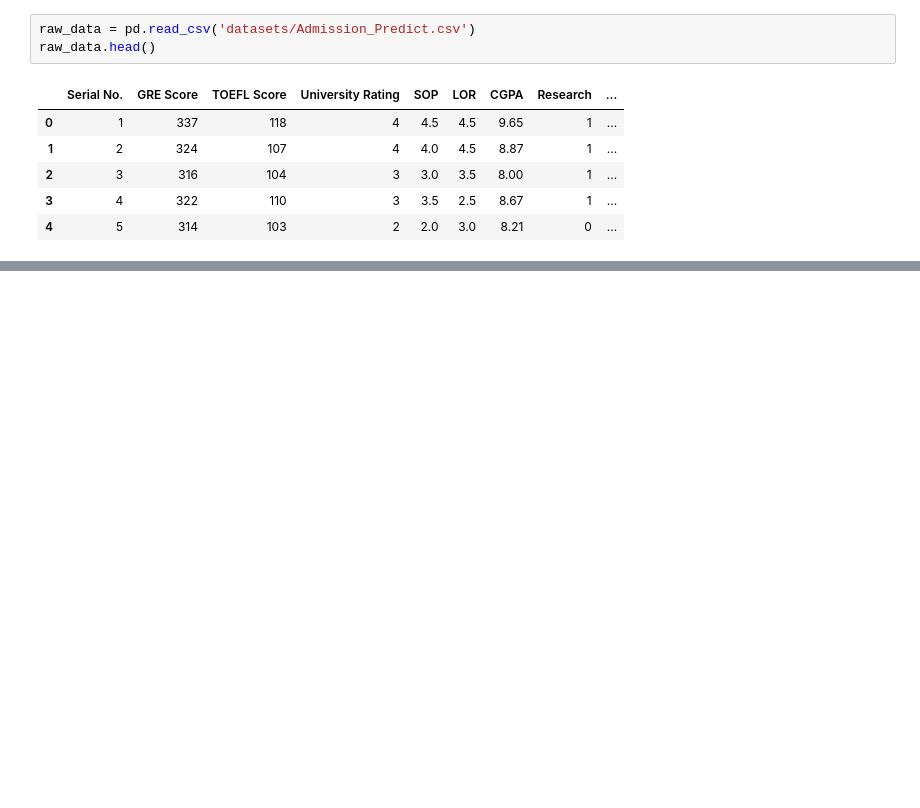
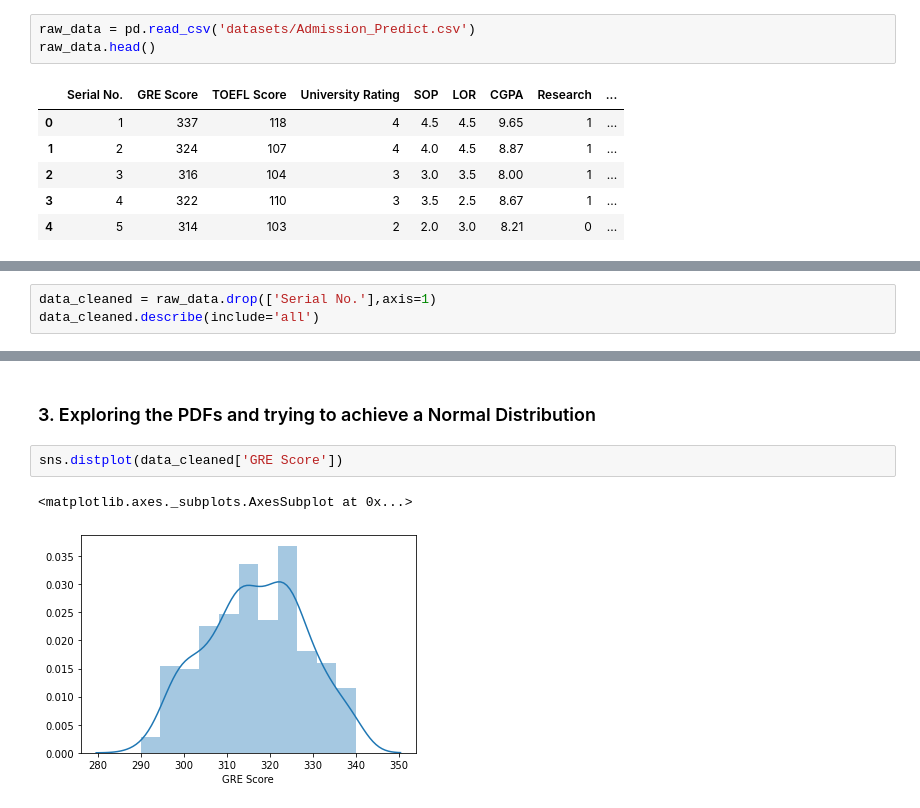
Before and after one commit to JasbirCodeSpace/PyTorch-Practice, a Jupyter notebook: Week 1 Practice/linear_regression_tasks/graduate_admission.ipynb, the cells around one changed output, grey strips where cells are left out. Drawn from its saved outputs; the diff is of its cells as text; blank space fills up the shorter version.

Commit message:
data read, cleaned and started plot and quantile

```diff
--- a/Week 1 Practice/linear_regression_tasks/graduate_admission.ipynb
+++ b/Week 1 Practice/linear_regression_tasks/graduate_admission.ipynb
@@ -25,0 +51,3 @@ raw_data.head()
+# %%
+data_cleaned = raw_data.drop(['Serial No.'],axis=1)
+data_cleaned.describe(include='all')
@@ -25,0 +64,7 @@ raw_data.head()
+# %% [markdown]
+### 3. Exploring the PDFs and trying to achieve a Normal Distribution
+# %%
+sns.distplot(data_cleaned['GRE Score'])
+# %% [output]
+<matplotlib.axes._subplots.AxesSubplot at 0x...>
+[figure, added]
```
Also changed, not shown: parts of 6 cells of this notebook.
